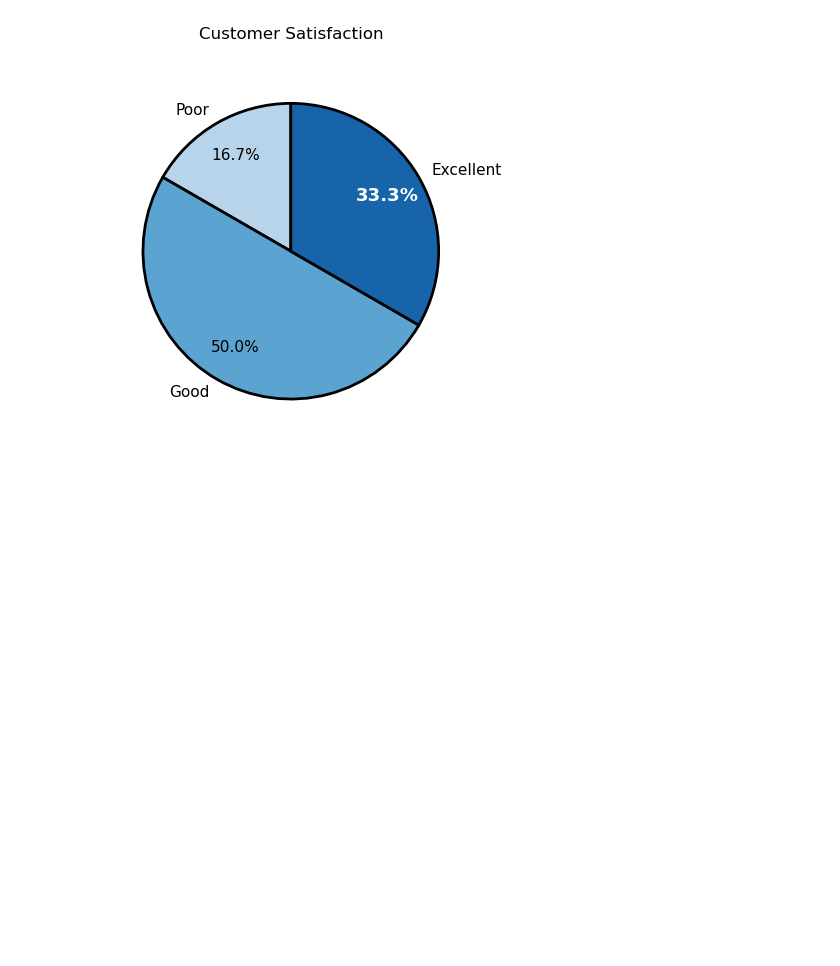
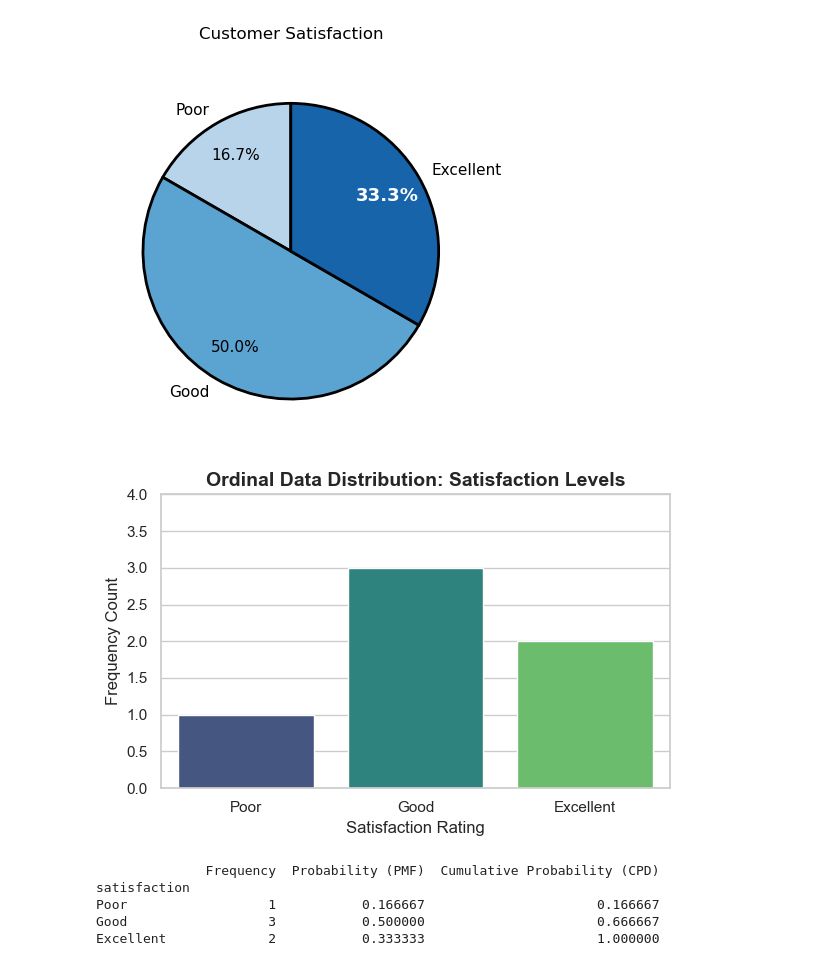
Before and after one commit to kushnertodd/basic-data-science, a Jupyter notebook: data_levels.ipynb, the cells around one changed output. Cells and saved outputs as stored; diff of their text form; code cells hidden in the pictures; blank space fills up the shorter version.

```diff
--- a/data_levels.ipynb
+++ b/data_levels.ipynb
@@ -162,3 +162,70 @@ plt.title("Customer Satisfaction", pad=20)
 plt.show()
 # %% [output]
 [figure]
+# %%
+import pandas as pd
+import matplotlib.pyplot as plt
+import seaborn as sns
+
+# 1. Define the raw ordinal data
+data = {"satisfaction": ["Good", "Excellent", "Poor", "Good", "Excellent", "Good"]}
+
+# 2. Convert dictionary into a Pandas DataFrame
+df = pd.DataFrame(data)
+
+# 3. Define the explicit logical order for your ordinal categories
+category_order = ["Poor", "Good", "Excellent"]
+
+# 4. Convert the column to a Categorical type with the specified order
+df["satisfaction"] = pd.Categorical(df["satisfaction"], categories=category_order, ordered=True)
+
+# 5. Set up the Seaborn plot style
+sns.set_theme(style="whitegrid")
+plt.figure(figsize=(6, 4))
+
+# 6. Create the count plot with the strict categorical ordering
+sns.countplot(data=df, x="satisfaction", order=category_order, hue="satisfaction", legend=False, palette="viridis")
+
+# 7. Add labels and titles to the chart
+plt.title("Ordinal Data Distribution: Satisfaction Levels", fontsize=14, fontweight="bold")
+plt.xlabel("Satisfaction Rating", fontsize=12)
+plt.ylabel("Frequency Count", fontsize=12)
+plt.ylim(0, 4)  # Sets room above the tallest bar (count of 3)
+
+# 8. Display the plot on your screen
+plt.tight_layout()
+plt.show()
+# %% [output]
+[figure, added]
+# %%
+import pandas as pd
+
+# 1. Define the raw data
+data = {"satisfaction": ["Good", "Excellent", "Poor", "Good", "Excellent", "Good"]}
+df = pd.DataFrame(data)
+
+# 2. Set the strict ordinal sequence (Crucial for correct accumulation)
+category_order = ["Poor", "Good", "Excellent"]
+df["satisfaction"] = pd.Categorical(df["satisfaction"], categories=category_order, ordered=True)
+
+# 3. Compute individual probabilities (Probability Mass Function / PMF)
+# value_counts(normalize=True) converts absolute counts into proportions
+pmf = df["satisfaction"].value_counts(normalize=True).reindex(category_order)
+
+# 4. Calculate the Cumulative Probability Distribution (CPD) using cumsum()
+cpd = pmf.cumsum()
+
+# 5. Combine results into a neat summary table
+cpd_table = pd.DataFrame({
+    'Frequency': df["satisfaction"].value_counts().reindex(category_order),
+    'Probability (PMF)': pmf,
+    'Cumulative Probability (CPD)': cpd
+})
+
+print(cpd_table)
+# %% [output]
+              Frequency  Probability (PMF)  Cumulative Probability (CPD)
+satisfaction
+Poor                  1           0.166667                      0.166667
+Good                  3           0.500000                      0.666667
+Excellent             2           0.333333                      1.000000
```
